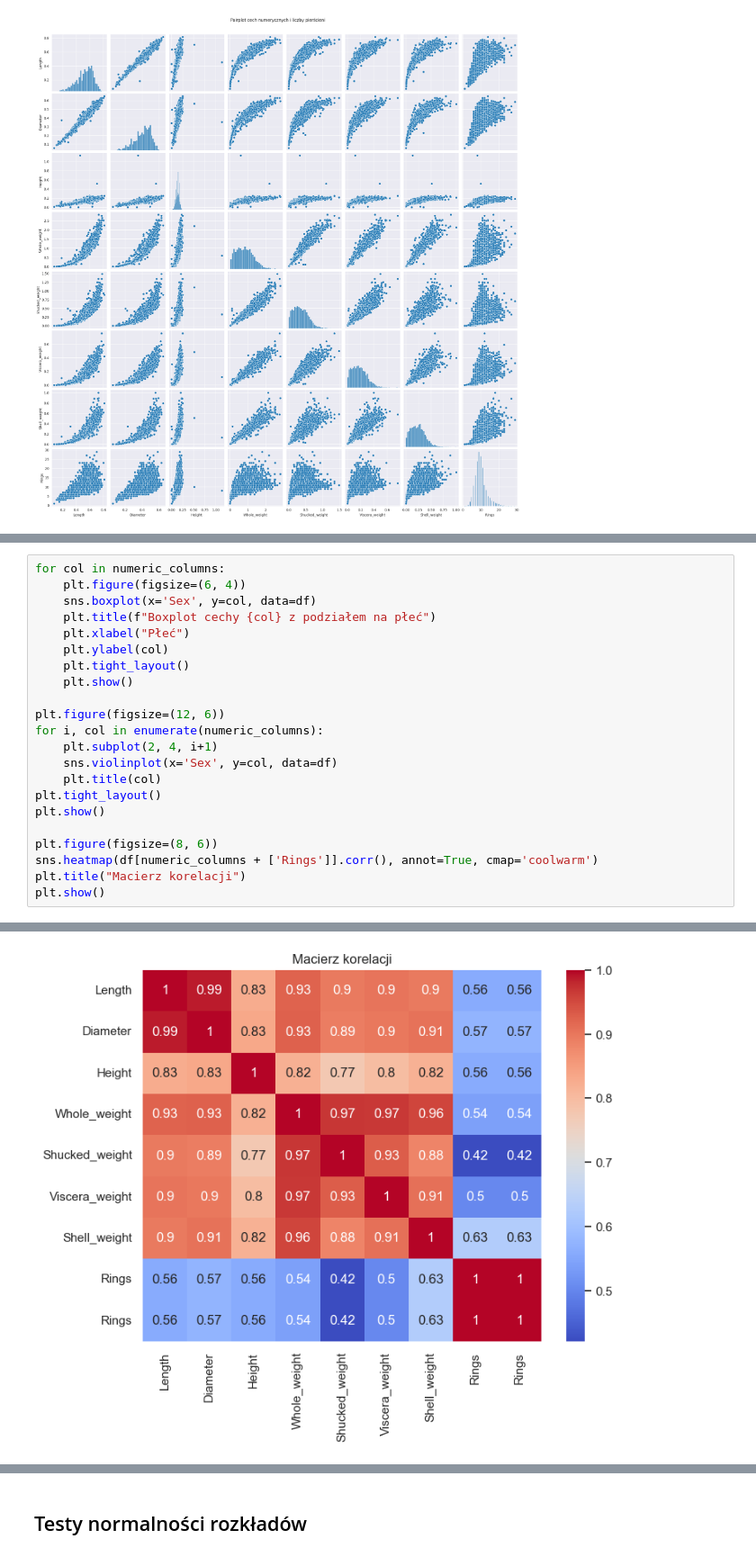
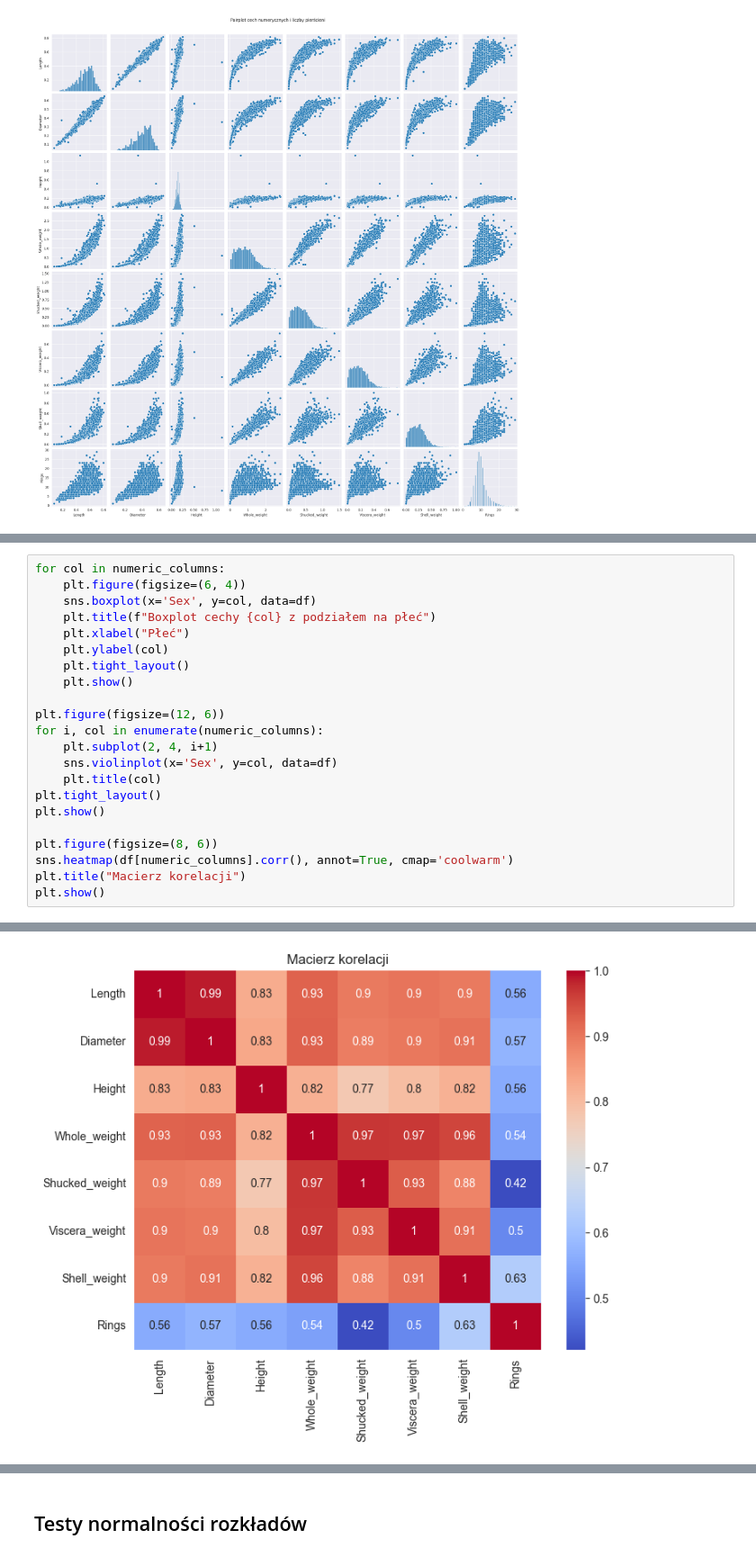
Before and after one commit to czajkowski-szymon/sip, a Jupyter notebook: test.ipynb, the cells around one changed output, grey strips where cells are left out. Shown at 90% size. Cells and saved outputs as stored; diff of their text form.

```diff
--- a/test.ipynb
+++ b/test.ipynb
@@ -387,7 +396,7 @@ plt.tight_layout()
 plt.show()
 
 plt.figure(figsize=(8, 6))
-sns.heatmap(df[numeric_columns + ['Rings']].corr(), annot=True, cmap='coolwarm')
+sns.heatmap(df[numeric_columns].corr(), annot=True, cmap='coolwarm')
 plt.title("Macierz korelacji")
 plt.show()
 # %% [output]
@@ -403,2 +412,2 @@ plt.show()
-[figure, old version]
+[figure, new version]
 # %% [markdown]
```
Also changed, not shown: parts of 15 cells of this notebook.
